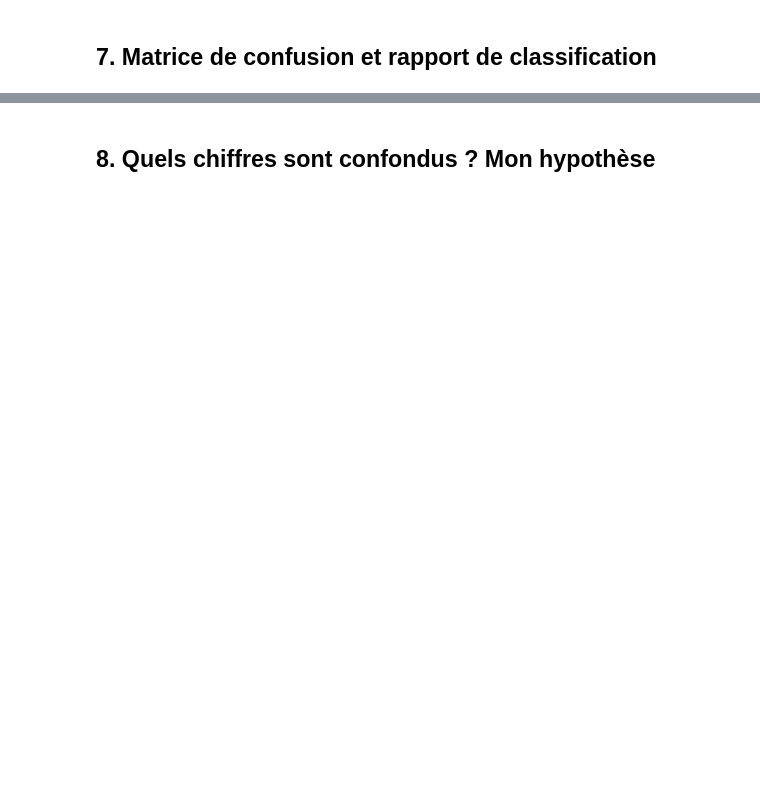
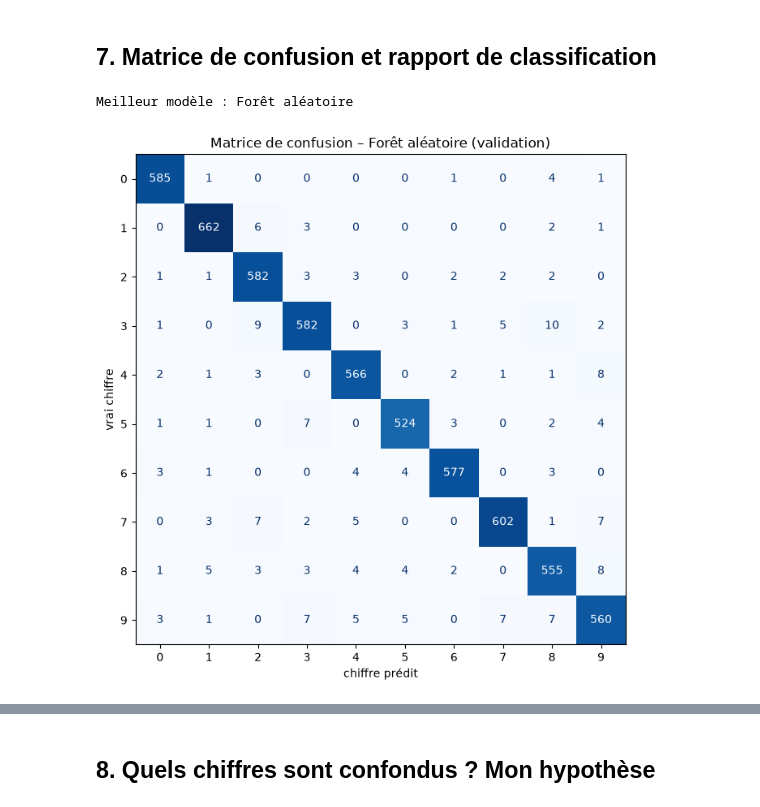
Before and after one commit to TheGoatLucien/handwritten_digits, a Jupyter notebook: notebooks/01_donnees_baseline.ipynb, the cells around one changed output, grey strips where cells are left out. Saved outputs shown, nothing was run; the diff lists cells and outputs as text; code cells hidden in the pictures; blank space fills up the shorter version.

```diff
--- a/notebooks/01_donnees_baseline.ipynb
+++ b/notebooks/01_donnees_baseline.ipynb
@@ -200,0 +203,12 @@ Les formes sont bonnes (54 000 / 6 000 / 10 000) et les pixels sont bien en `flo
+# %%
+import time
+import warnings
+from sklearn.linear_model import LogisticRegression
+from sklearn.ensemble import RandomForestClassifier
+from sklearn.exceptions import ConvergenceWarning
+from sklearn.metrics import accuracy_score, confusion_matrix, ConfusionMatrixDisplay, classification_report
+
+# scikit-learn attend un vecteur par image : 28 x 28 -> 784 pixels
+X_train = x_train.reshape(len(x_train), -1)
+X_val = x_val.reshape(len(x_val), -1)
+print("X_train :", X_train.shape, "/ X_val :", X_val.shape)
@@ -200,0 +236,12 @@ Les formes sont bonnes (54 000 / 6 000 / 10 000) et les pixels sont bien en `flo
+# %%
+# Modèle 2 : forêt aléatoire (100 arbres de décision qui votent)
+foret = RandomForestClassifier(n_estimators=100, n_jobs=-1, random_state=SEED)
+
+debut = time.perf_counter()
+foret.fit(X_train, y_train)
+duree_rf = time.perf_counter() - debut
+
+pred_rf = foret.predict(X_val)
+erreur_rf = 1 - accuracy_score(y_val, pred_rf)
+
+print(f"Forêt aléatoire : {duree_rf:.1f} s, erreur validation = {100 * erreur_rf:.2f} %")
@@ -201,2 +270,23 @@ Les formes sont bonnes (54 000 / 6 000 / 10 000) et les pixels sont bien en `flo
 # %% [markdown]
 ## 7. Matrice de confusion et rapport de classification
+# %%
+# On garde le modèle qui a la plus petite erreur sur la VALIDATION
+if erreur_rf < erreur_lr:
+    nom_meilleur, pred_meilleur = "Forêt aléatoire", pred_rf
+else:
+    nom_meilleur, pred_meilleur = "Régression logistique", pred_lr
+print("Meilleur modèle :", nom_meilleur)
+
+cm = confusion_matrix(y_val, pred_meilleur)
+
+fig, ax = plt.subplots(figsize=(7, 7))
+ConfusionMatrixDisplay(cm, display_labels=range(10)).plot(ax=ax, cmap="Blues", colorbar=False)
+ax.set_title(f"Matrice de confusion – {nom_meilleur} (validation)")
+ax.set_xlabel("chiffre prédit")
+ax.set_ylabel("vrai chiffre")
+plt.tight_layout()
+plt.savefig("../images/p1_matrice_confusion.png", dpi=100, bbox_inches="tight")
+plt.show()
+# %% [output]
+Meilleur modèle : Forêt aléatoire
+[figure, added]
```
Also changed, not shown: parts of 12 cells of this notebook, 2 other files.
